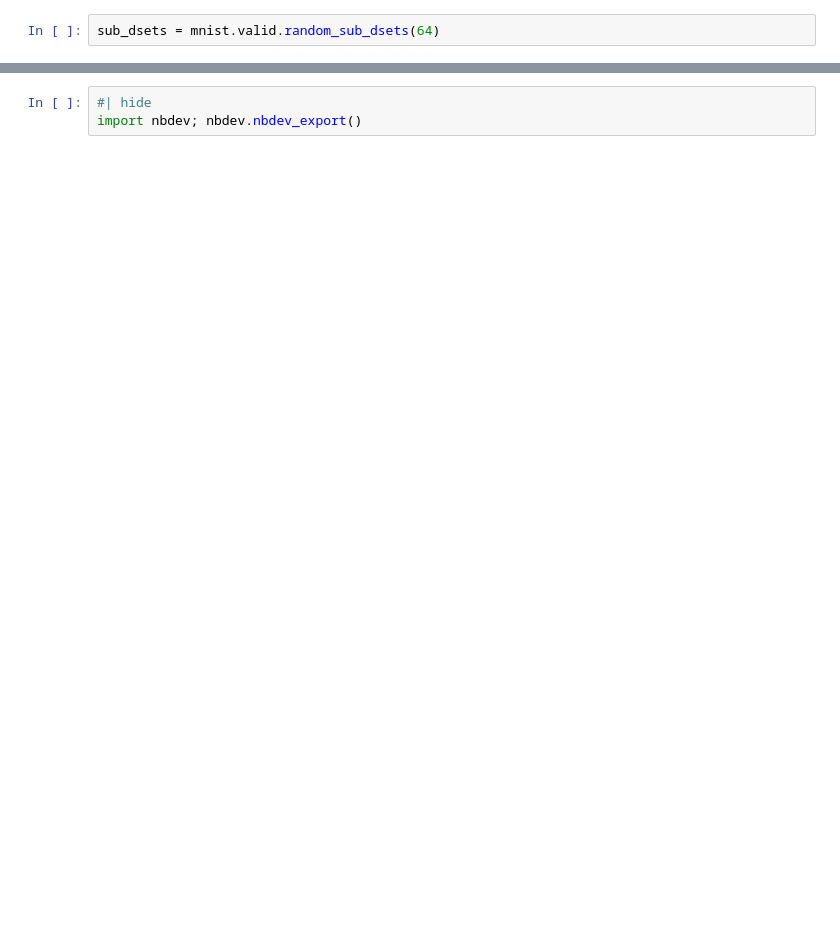
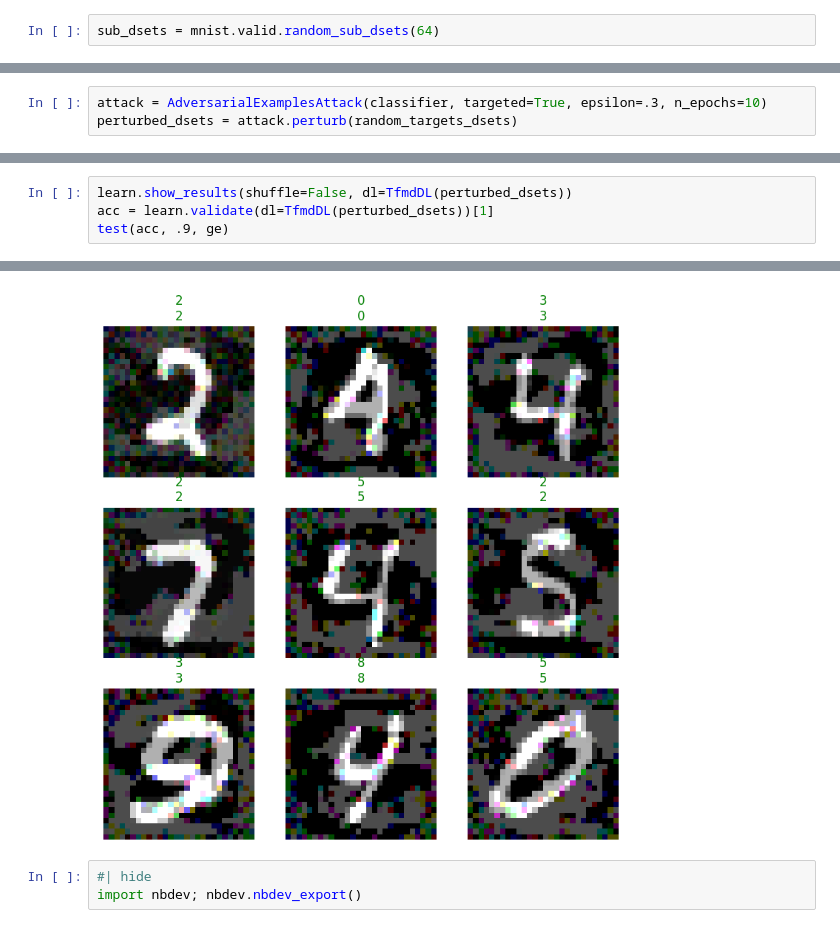
Before and after one commit to Irad-Zehavi/adv-ml, a Jupyter notebook: nbs/evasion.ipynb, the cells around one changed output, grey strips where cells are left out. Cells and saved outputs as stored; diff of their text form; blank space fills up the shorter version.

```diff
--- a/nbs/evasion.ipynb
+++ b/nbs/evasion.ipynb
@@ -178,0 +199,3 @@ test(benign_accuracy, .1, le)
+# %%
+attack = AdversarialExamplesAttack(classifier, targeted=True, epsilon=.3, n_epochs=10)
+perturbed_dsets = attack.perturb(random_targets_dsets)
@@ -178,0 +214,5 @@ test(benign_accuracy, .1, le)
+# %%
+learn.show_results(shuffle=False, dl=TfmdDL(perturbed_dsets))
+acc = learn.validate(dl=TfmdDL(perturbed_dsets))[1]
+test(acc, .9, ge)
+# %% [output]
@@ -179,3 +220,4 @@ test(benign_accuracy, .1, le)
+[figure, added]
 # %%
 #| hide
 import nbdev; nbdev.nbdev_export()
```
Also changed, not shown: parts of 13 cells of this notebook, 1 other file.
